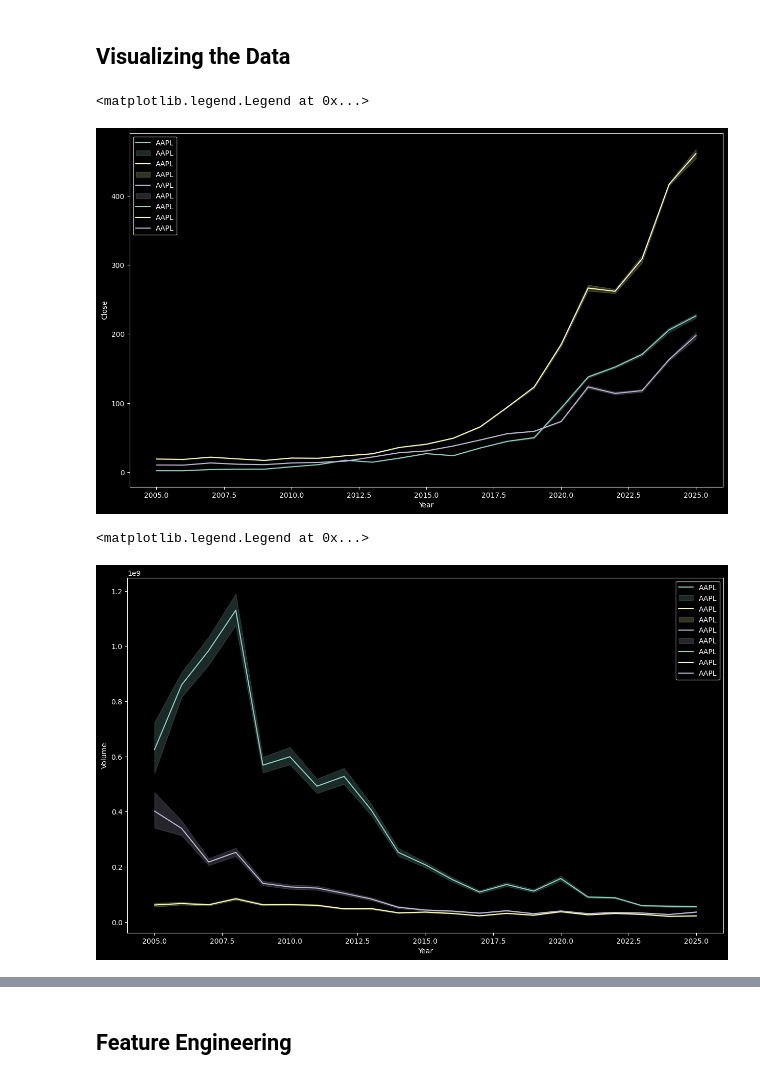
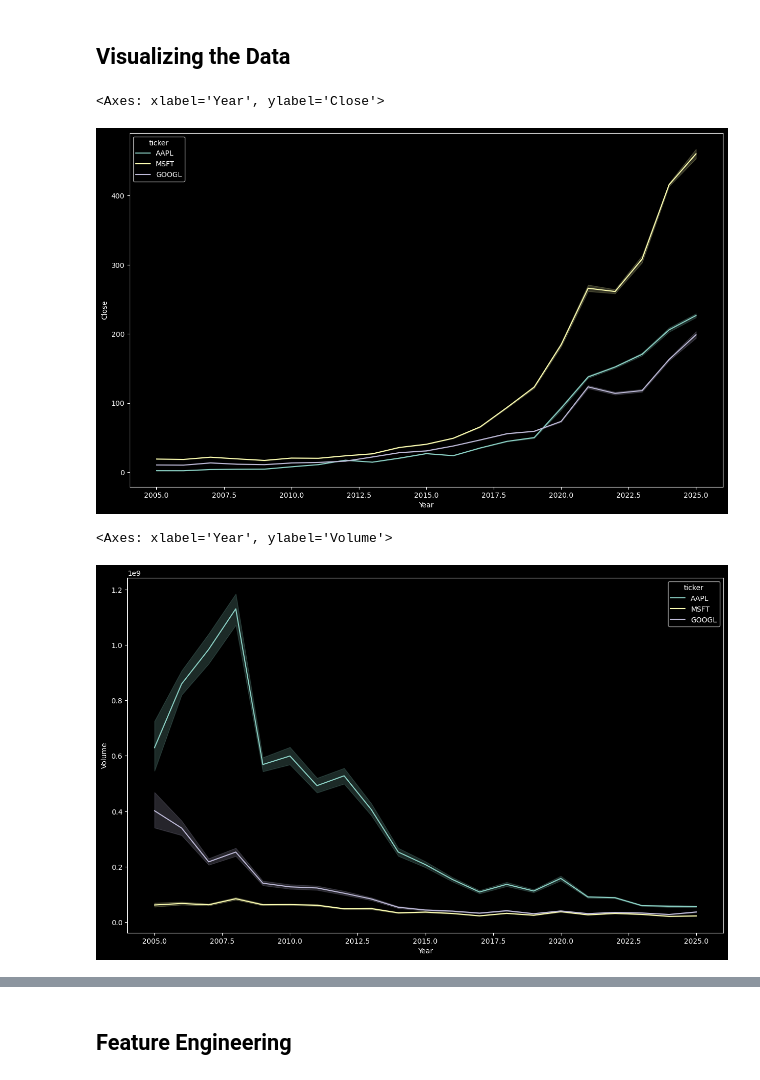
Before and after one commit to ProgrammerRez/Task-04---Stocks-Prediction, a Jupyter notebook: Training/Training.ipynb, the cells around one changed output, grey strips where cells are left out. Cells and saved outputs as stored; diff of their text form; code cells hidden in the pictures.

```diff
--- a/Training/Training.ipynb
+++ b/Training/Training.ipynb
@@ -51,26 +51,24 @@ df
 # %%
 import matplotlib.pyplot as plt
 import seaborn as sns
 
 df1 = df.copy()
 df1['Year'] = df1['Date'].dt.year
 df1['Month'] = df1['Date'].dt.month
 df1['Day'] = df1['Date'].dt.day
 
 
 plt.figure(figsize=(15,9))
 sns.lineplot(data=df1,x='Year',y='Close',hue='ticker')
-plt.legend(df1['ticker'])
 # %% [output]
-<matplotlib.legend.Legend at 0x...>
+<Axes: xlabel='Year', ylabel='Close'>
-[figure, old version]
+[figure, new version]
 # %%
 plt.figure(figsize=(15,9))
 sns.lineplot(data=df1,x='Year',y='Volume',hue='ticker')
-plt.legend(df1['ticker'])
 # %% [output]
-<matplotlib.legend.Legend at 0x...>
+<Axes: xlabel='Year', ylabel='Volume'>
-[figure, old version]
+[figure, new version]
 # %%
 plt.figure(figsize=(15,9))
 sns.lineplot(data=df1,x='Year',y='Open',hue='ticker')
```
Also changed, not shown: parts of 2 cells of this notebook.
